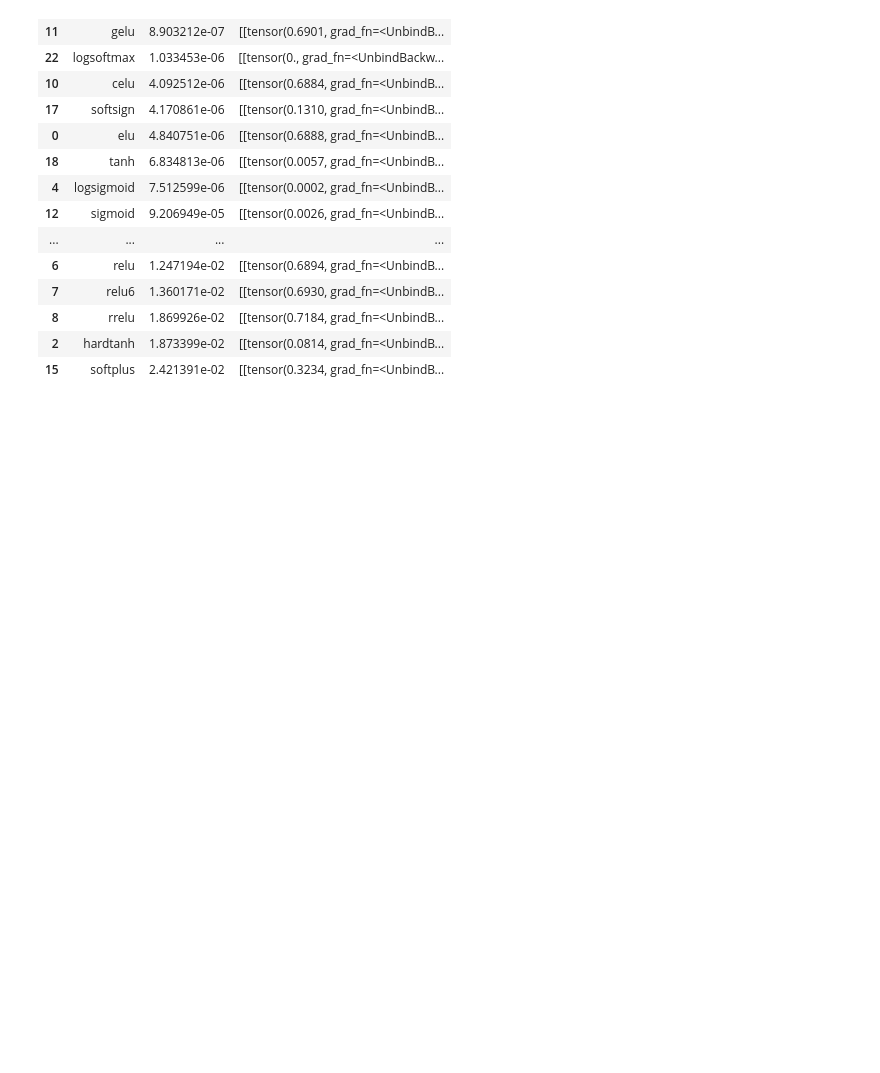
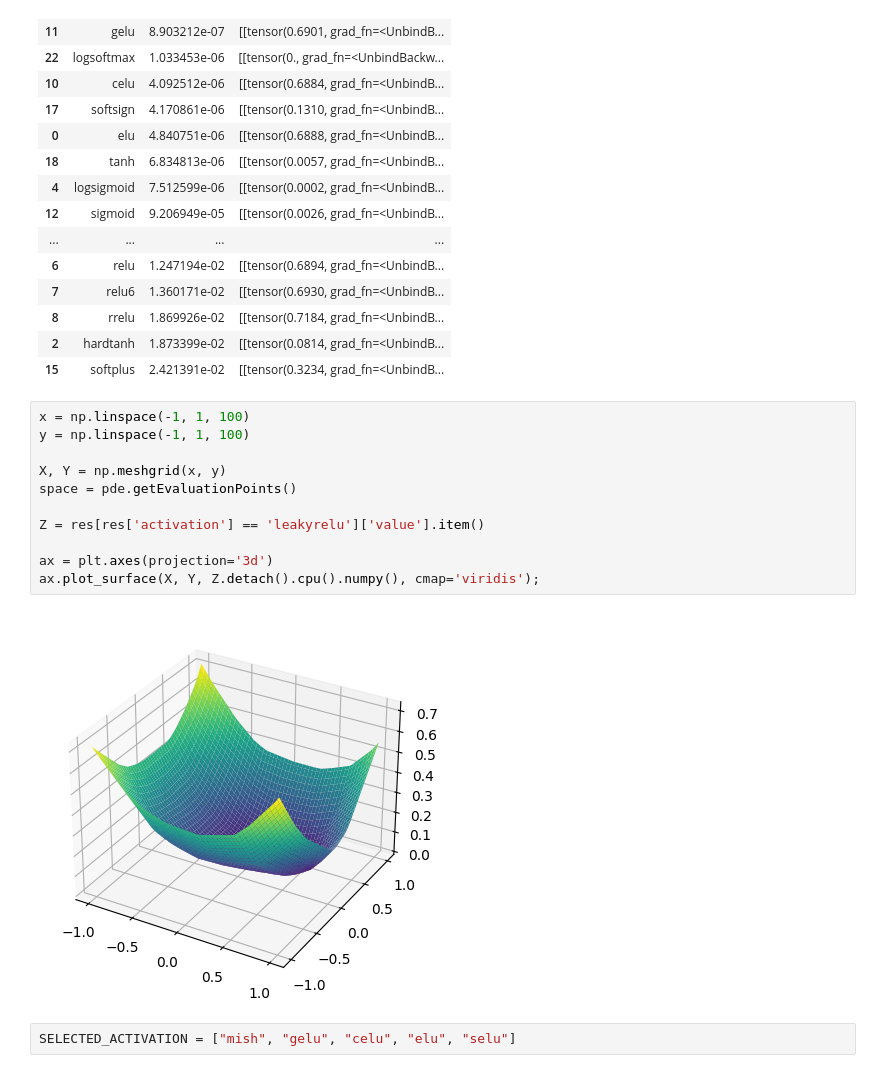
Before and after one commit to alaignelet/optimal_control, a Jupyter notebook: script.ipynb, the cells around one changed output. Saved outputs shown, nothing was run; the diff lists cells and outputs as text; blank space fills up the shorter version.

```diff
--- a/script.ipynb
+++ b/script.ipynb
@@ -232,3 +232,18 @@ res
 | 8 | rrelu | 1.869926e-02 | [[tensor(0.7184, grad_fn=<UnbindB... |
 | 2 | hardtanh | 1.873399e-02 | [[tensor(0.0814, grad_fn=<UnbindB... |
 | 15 | softplus | 2.421391e-02 | [[tensor(0.3234, grad_fn=<UnbindB... |
+# %%
+x = np.linspace(-1, 1, 100)
+y = np.linspace(-1, 1, 100)
+
+X, Y = np.meshgrid(x, y)
+space = pde.getEvaluationPoints()
+
+Z = res[res['activation'] == 'leakyrelu']['value'].item()
+
+ax = plt.axes(projection='3d')
+ax.plot_surface(X, Y, Z.detach().cpu().numpy(), cmap='viridis');
+# %% [output]
+[figure, added]
+# %%
+SELECTED_ACTIVATION = ["mish", "gelu", "celu", "elu", "selu"]
```
Also changed, not shown: parts of 6 cells of this notebook.
